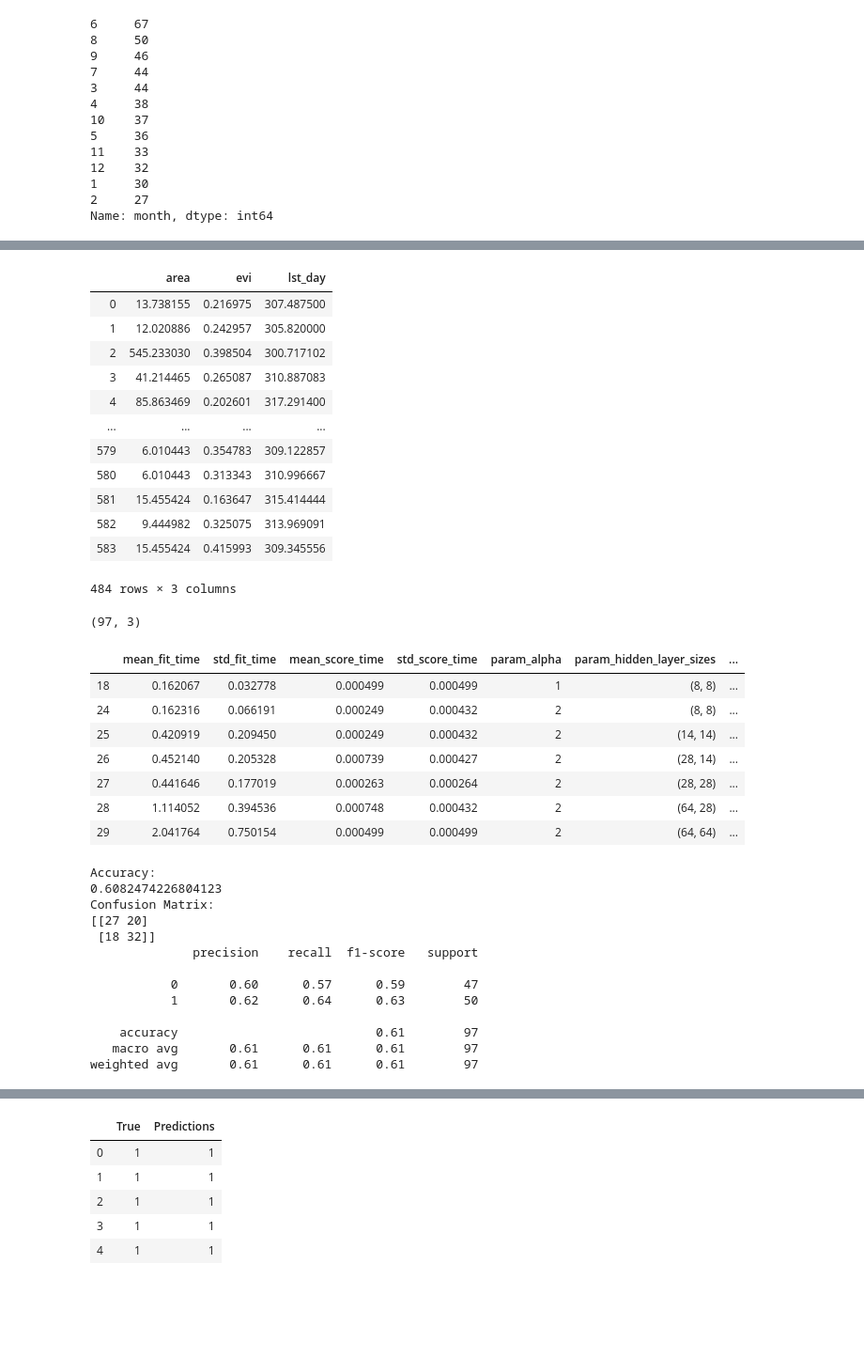
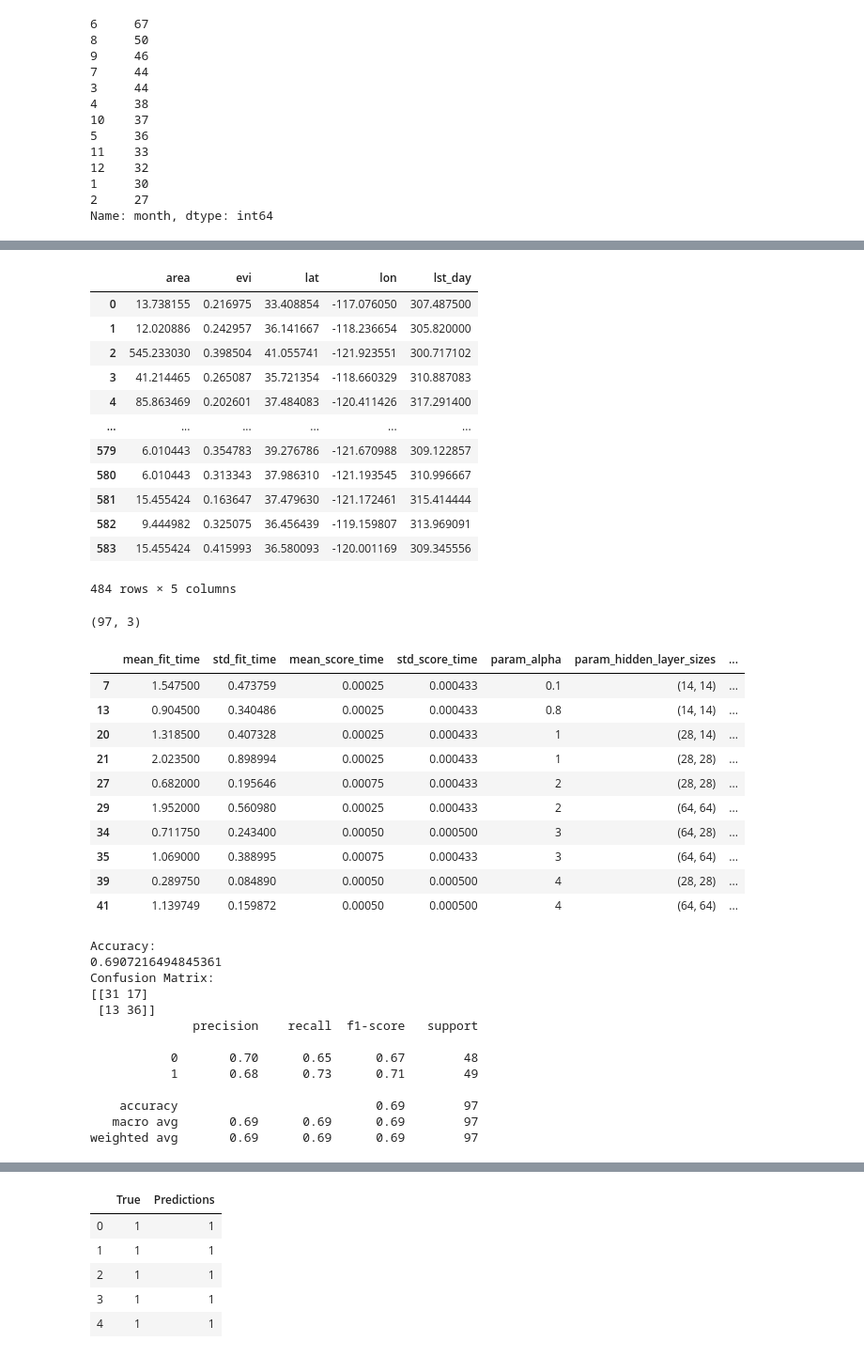
Before and after one commit to aniket-9/COGS-118B, a Jupyter notebook: Neural Networks Sample.ipynb, the cells around one changed output, grey strips where cells are left out. Shown at 94% size. Saved outputs shown, nothing was run; the diff lists cells and outputs as text; code cells hidden in the pictures; blank space fills up the shorter version.

Commit message:
testing different inputs

```diff
--- a/Neural Networks Sample.ipynb
+++ b/Neural Networks Sample.ipynb
@@ -108,24 +108,24 @@ df_test_over = pd.concat([df_class_0, df_class_1_over], axis=0)
 #df
 # %%
 y = df['class']
-x = df.drop(['class','time','month','lat','lon','lst_night','day'], axis=1)
+x = df.drop(['class','time','lst_night','day'], axis=1)
 x['area'] = x['area'].apply(lambda x: x/1000000)
 # %%
 x
 # %% [output]
-|  | area | evi | lst_day |
-| 0 | 13.738155 | 0.216975 | 307.487500 |
-| 1 | 12.020886 | 0.242957 | 305.820000 |
-| 2 | 545.233030 | 0.398504 | 300.717102 |
-| 3 | 41.214465 | 0.265087 | 310.887083 |
-| 4 | 85.863469 | 0.202601 | 317.291400 |
-| ... | ... | ... | ... |
-| 579 | 6.010443 | 0.354783 | 309.122857 |
-| 580 | 6.010443 | 0.313343 | 310.996667 |
-| 581 | 15.455424 | 0.163647 | 315.414444 |
-| 582 | 9.444982 | 0.325075 | 313.969091 |
-| 583 | 15.455424 | 0.415993 | 309.345556 |
+|  | area | evi | lat | lon | lst_day |
+| 0 | 13.738155 | 0.216975 | 33.408854 | -117.076050 | 307.487500 |
+| 1 | 12.020886 | 0.242957 | 36.141667 | -118.236654 | 305.820000 |
+| 2 | 545.233030 | 0.398504 | 41.055741 | -121.923551 | 300.717102 |
+| 3 | 41.214465 | 0.265087 | 35.721354 | -118.660329 | 310.887083 |
+| 4 | 85.863469 | 0.202601 | 37.484083 | -120.411426 | 317.291400 |
+| ... | ... | ... | ... | ... | ... |
+| 579 | 6.010443 | 0.354783 | 39.276786 | -121.670988 | 309.122857 |
+| 580 | 6.010443 | 0.313343 | 37.986310 | -121.193545 | 310.996667 |
+| 581 | 15.455424 | 0.163647 | 37.479630 | -121.172461 | 315.414444 |
+| 582 | 9.444982 | 0.325075 | 36.456439 | -119.159807 | 313.969091 |
+| 583 | 15.455424 | 0.415993 | 36.580093 | -120.001169 | 309.345556 |
-484 rows × 3 columns
+484 rows × 5 columns
 # %%
 #splitting
 train_x, test_x, train_y, test_y = train_test_split(x, y, test_size = 0.2)
@@ -147,28 +147,31 @@ def check_params(parameters):
     return grid_results[grid_results.rank_test_score.isin([1,2,3,4,5,6,7])]
 # %%
 params = {
-    'alpha':[0.01,0.1,0.8,1,2],
+    'alpha':[0.01,0.1,0.8,1,2,3,4],
     'hidden_layer_sizes':[(8,8),(14,14),(28,14),(28,28),(64,28),(64,64)]
 }
 results = check_params(params)
 results
 # %% [output]
 |  | mean_fit_time | std_fit_time | mean_score_time | std_score_time | param_alpha | param_hidden_layer_sizes | ... |
-| 18 | 0.162067 | 0.032778 | 0.000499 | 0.000499 | 1 | (8, 8) | ... |
-| 24 | 0.162316 | 0.066191 | 0.000249 | 0.000432 | 2 | (8, 8) | ... |
-| 25 | 0.420919 | 0.209450 | 0.000249 | 0.000432 | 2 | (14, 14) | ... |
-| 26 | 0.452140 | 0.205328 | 0.000739 | 0.000427 | 2 | (28, 14) | ... |
-| 27 | 0.441646 | 0.177019 | 0.000263 | 0.000264 | 2 | (28, 28) | ... |
-| 28 | 1.114052 | 0.394536 | 0.000748 | 0.000432 | 2 | (64, 28) | ... |
-| 29 | 2.041764 | 0.750154 | 0.000499 | 0.000499 | 2 | (64, 64) | ... |
+| 7 | 1.547500 | 0.473759 | 0.00025 | 0.000433 | 0.1 | (14, 14) | ... |
+| 13 | 0.904500 | 0.340486 | 0.00025 | 0.000433 | 0.8 | (14, 14) | ... |
+| 20 | 1.318500 | 0.407328 | 0.00025 | 0.000433 | 1 | (28, 14) | ... |
+| 21 | 2.023500 | 0.898994 | 0.00025 | 0.000433 | 1 | (28, 28) | ... |
+| 27 | 0.682000 | 0.195646 | 0.00075 | 0.000433 | 2 | (28, 28) | ... |
+| 29 | 1.952000 | 0.560980 | 0.00025 | 0.000433 | 2 | (64, 64) | ... |
+| 34 | 0.711750 | 0.243400 | 0.00050 | 0.000500 | 3 | (64, 28) | ... |
+| 35 | 1.069000 | 0.388995 | 0.00075 | 0.000433 | 3 | (64, 64) | ... |
+| 39 | 0.289750 | 0.084890 | 0.00050 | 0.000500 | 4 | (28, 28) | ... |
+| 41 | 1.139749 | 0.159872 | 0.00050 | 0.000500 | 4 | (64, 64) | ... |
 # %%
 #MLP Classifier Function
 #solver: 'Adam' works better for bigger datasets, 'lbfgs' faster and better for smaller
 #regularization parameter: paper did between 0.8 - 4, and compared results
-#hiddenlayers: 2 layers with 28 units each
-#Best inputs rn: {'alpha': 1 'hidden_layer_sizes': (28, 14)}
+#hiddenlayers: 2 layers with 64 units each
+#Best inputs rn: {'alpha': 2 'hidden_layer_sizes': (64, 64)}
 
-mlp = MLPClassifier(solver='lbfgs', max_iter = 10000, alpha=2, hidden_layer_sizes = (28,14))
+mlp = MLPClassifier(solver='lbfgs', max_iter = 10000, alpha=2, hidden_layer_sizes = (64,64))
 mlp.fit(train_x, train_y)
 
 test_preds = mlp.predict(test_x)
@@ -180,18 +183,18 @@ print(conf_mat)
 print(classification_report(test_y,test_preds))
 # %% [output]
 Accuracy:
-0.6082474226804123
+0.6907216494845361
 Confusion Matrix:
-[[27 20]
- [18 32]]
+[[31 17]
+ [13 36]]
               precision    recall  f1-score   support
 
-           0       0.60      0.57      0.59        47
-           1       0.62      0.64      0.63        50
+           0       0.70      0.65      0.67        48
+           1       0.68      0.73      0.71        49
 
-    accuracy                           0.61        97
-   macro avg       0.61      0.61      0.61        97
-weighted avg       0.61      0.61      0.61        97
+    accuracy                           0.69        97
+   macro avg       0.69      0.69      0.69        97
+weighted avg       0.69      0.69      0.69        97
 # %%
 pd.DataFrame(test_preds)[0].value_counts()
 # %% [output]
```
Also changed, not shown: parts of 9 cells of this notebook.
